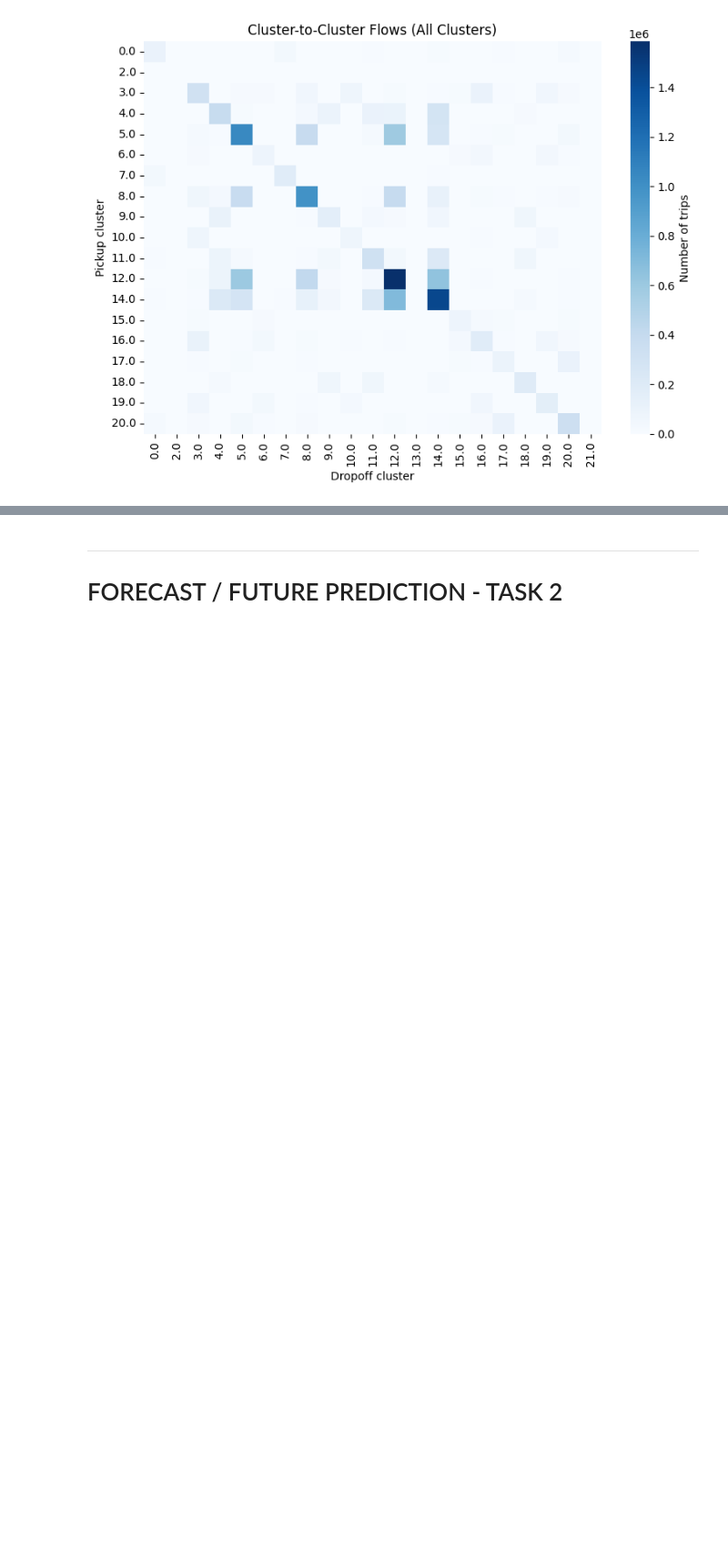
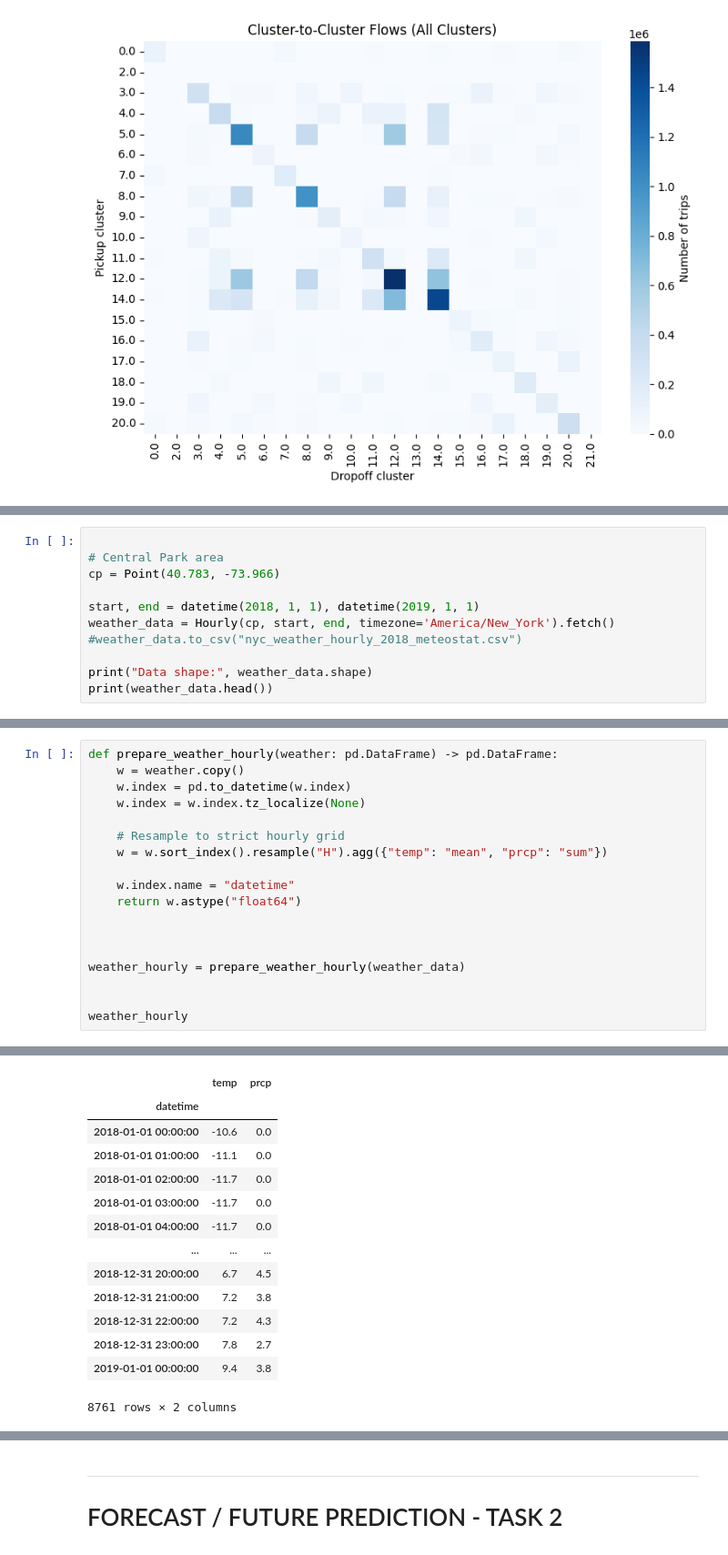
Before and after one commit to tarkanyitomi/BusinessAnal_Project, a Jupyter notebook: project_base.ipynb, the cells around one changed output, grey strips where cells are left out. Shown at 91% size. Saved outputs shown, nothing was run; the diff lists cells and outputs as text; blank space fills up the shorter version.

```diff
--- a/project_base.ipynb
+++ b/project_base.ipynb
@@ -777,0 +773,11 @@ plot_demand_time_series_analysis(df_demand, df_flows=df_kmeans_clustered,
+# %%
+
+# Central Park area
+cp = Point(40.783, -73.966)
+
+start, end = datetime(2018, 1, 1), datetime(2019, 1, 1)
+weather_data = Hourly(cp, start, end, timezone='America/New_York').fetch()
+#weather_data.to_csv("nyc_weather_hourly_2018_meteostat.csv")
+
+print("Data shape:", weather_data.shape)
+print(weather_data.head())
@@ -777,0 +801,19 @@ plot_demand_time_series_analysis(df_demand, df_flows=df_kmeans_clustered,
+# %%
+def prepare_weather_hourly(weather: pd.DataFrame) -> pd.DataFrame:
+    w = weather.copy()
+    w.index = pd.to_datetime(w.index)
+    w.index = w.index.tz_localize(None)
+
+    # Resample to strict hourly grid
+    w = w.sort_index().resample("H").agg({"temp": "mean", "prcp": "sum"})
+
+    w.index.name = "datetime"
+    return w.astype("float64")
+
+
+
+weather_hourly = prepare_weather_hourly(weather_data)
+
+
+weather_hourly
+# %% [output]
@@ -777,0 +821,14 @@ plot_demand_time_series_analysis(df_demand, df_flows=df_kmeans_clustered,
+|  | temp | prcp |
+| datetime |  |  |
+| 2018-01-01 00:00:00 | -10.6 | 0.0 |
+| 2018-01-01 01:00:00 | -11.1 | 0.0 |
+| 2018-01-01 02:00:00 | -11.7 | 0.0 |
+| 2018-01-01 03:00:00 | -11.7 | 0.0 |
+| 2018-01-01 04:00:00 | -11.7 | 0.0 |
+| ... | ... | ... |
+| 2018-12-31 20:00:00 | 6.7 | 4.5 |
+| 2018-12-31 21:00:00 | 7.2 | 3.8 |
+| 2018-12-31 22:00:00 | 7.2 | 4.3 |
+| 2018-12-31 23:00:00 | 7.8 | 2.7 |
+| 2019-01-01 00:00:00 | 9.4 | 3.8 |
+8761 rows × 2 columns
```
Also changed, not shown: parts of 16 cells of this notebook, 9 other files.
